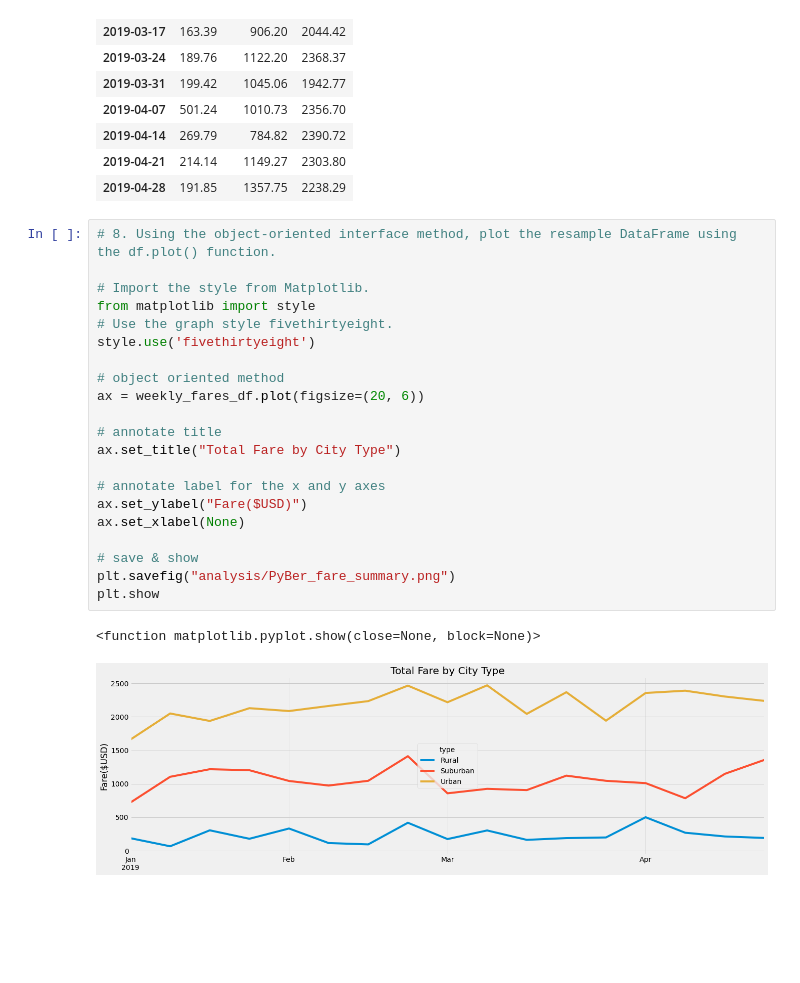
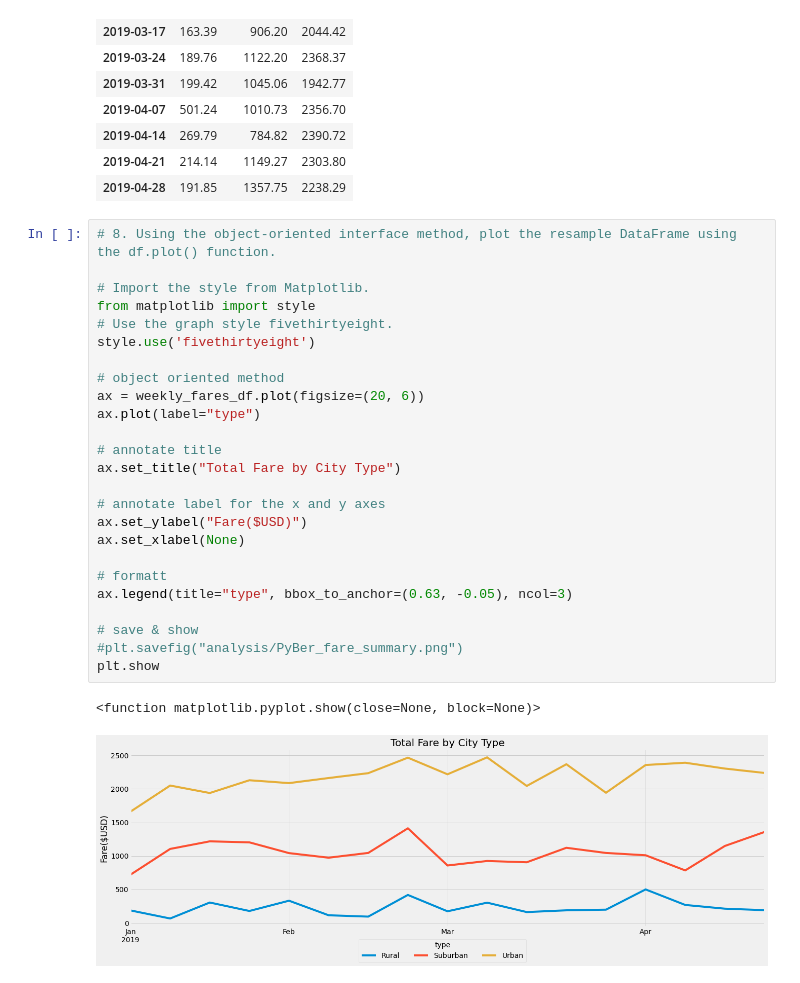
Before and after one commit to sh-4/PyBer_Analysis, a Jupyter notebook: PyBer_Challenge.ipynb, the cells around one changed output. Cells and saved outputs as stored; diff of their text form; blank space fills up the shorter version.

Commit message:
formatted chart for better visualization

```diff
--- a/PyBer_Challenge.ipynb
+++ b/PyBer_Challenge.ipynb
@@ -231,24 +266,28 @@ weekly_fares_df
 # %%
 # 8. Using the object-oriented interface method, plot the resample DataFrame using the df.plot() function.
 
 # Import the style from Matplotlib.
 from matplotlib import style
 # Use the graph style fivethirtyeight.
 style.use('fivethirtyeight')
 
 # object oriented method
 ax = weekly_fares_df.plot(figsize=(20, 6))
+ax.plot(label="type")
 
 # annotate title
 ax.set_title("Total Fare by City Type")
 
 # annotate label for the x and y axes
 ax.set_ylabel("Fare($USD)")
 ax.set_xlabel(None)
 
+# formatt
+ax.legend(title="type", bbox_to_anchor=(0.63, -0.05), ncol=3)
+
 # save & show
-plt.savefig("analysis/PyBer_fare_summary.png")
+#plt.savefig("analysis/PyBer_fare_summary.png")
 plt.show
 # %% [output]
 <function matplotlib.pyplot.show(close=None, block=None)>
-[figure, old version]
+[figure, new version]
```
Also changed, not shown: parts of 5 cells of this notebook.
